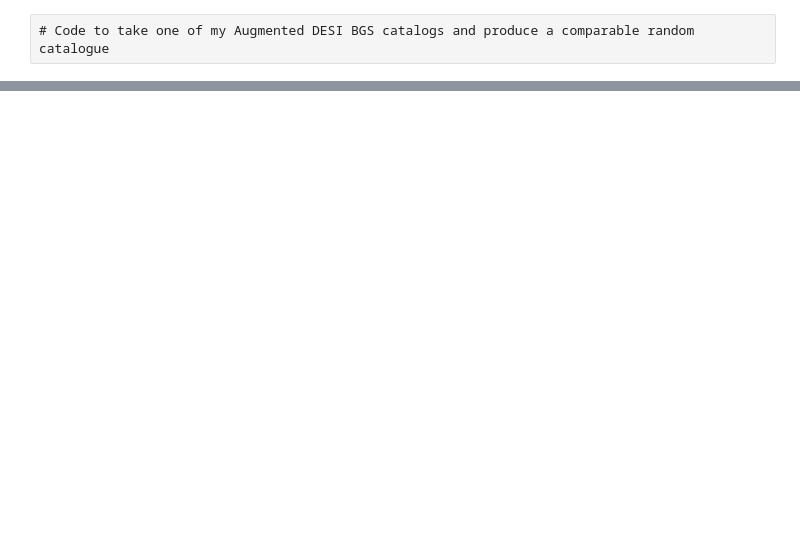
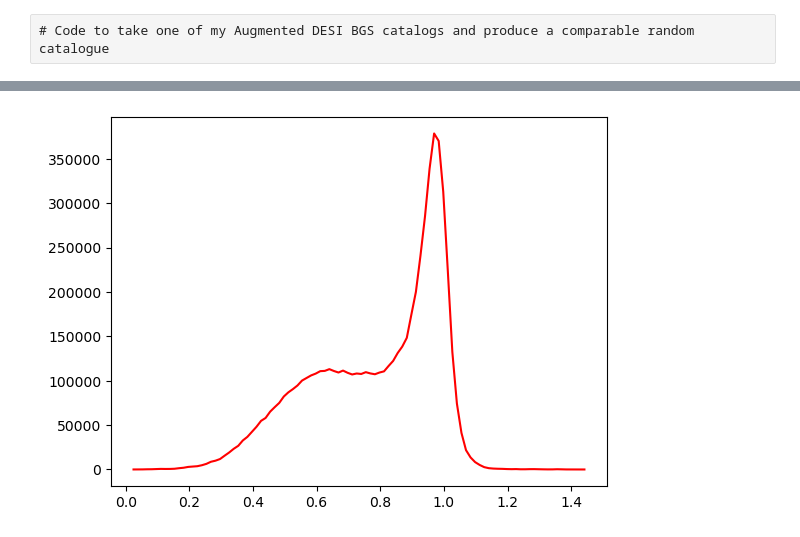
Before and after one commit to ShaunMCole/ShaunColeDESI, a Jupyter notebook: RandomCatalogue.ipynb, the cells around one changed output, grey strips where cells are left out. Cells and saved outputs as stored; diff of their text form; code cells hidden in the pictures; blank space fills up the shorter version.

```diff
--- a/RandomCatalogue.ipynb
+++ b/RandomCatalogue.ipynb
@@ -404,0 +457,10 @@ Using healpix map with NSIDE=32 and pixel area 3.357 sq.deg.
+# %%
+# Extract and plot the restframe colour distribution for a select sample
+mask=(np.absolute(ran["Z"]-0.2)<0.01)
+
+hist,colbins=np.histogram(ran["ABSMAG_GP1"][mask]-ran["ABSMAG_RP1"][mask],bins=100)
+colbins_cen=(colbins[1:]+colbins[:-1])/2
+plt.plot(colbins_cen,hist,linestyle='solid',color='red')
+plt.show()
+# %% [output]
+[figure, added]
```
Also changed, not shown: parts of 14 cells of this notebook.
